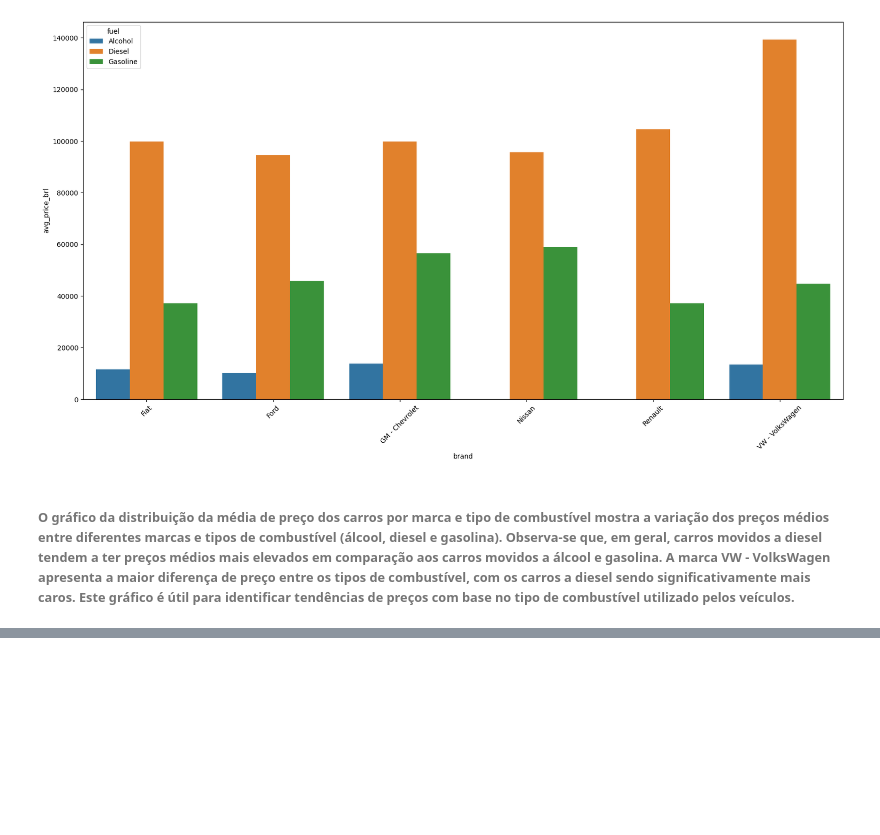
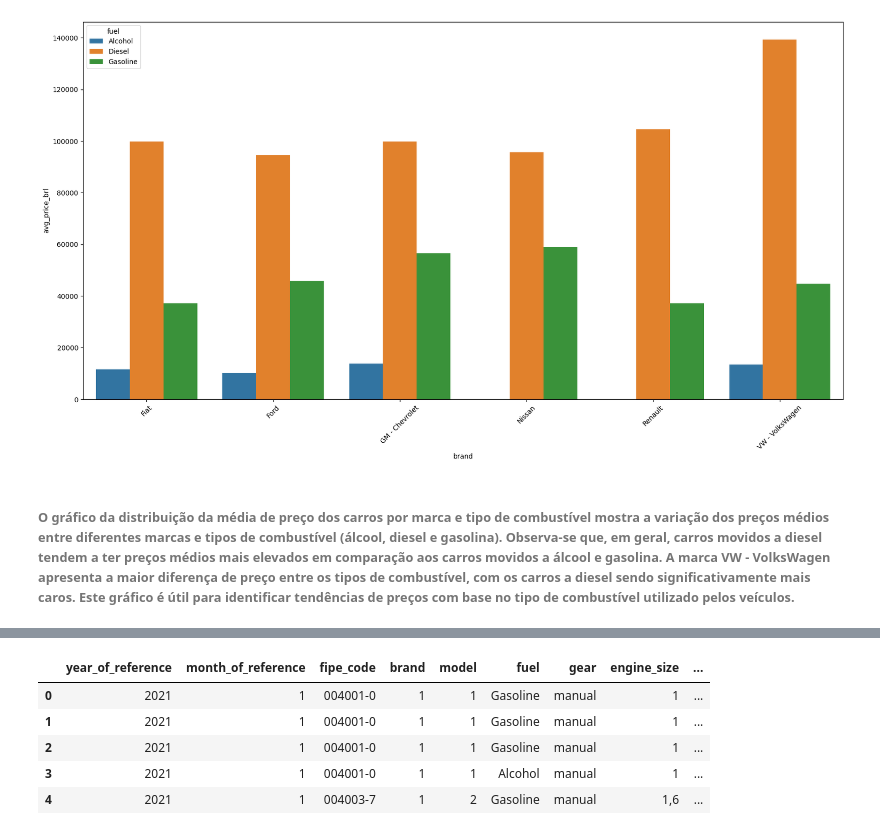
Before and after one commit to renato130182/Trabalho-IAA0002-LPA, a Jupyter notebook: script.ipynb, the cells around one changed output, grey strips where cells are left out. Saved outputs shown, nothing was run; the diff lists cells and outputs as text; code cells hidden in the pictures; blank space fills up the shorter version.

```diff
--- a/script.ipynb
+++ b/script.ipynb
@@ -273,0 +338,23 @@ plt.show()
+# %%
+# converter a modelo para numeros e vice-versa
+Array_model = dados['model'].unique()
+mapa_model = {mes: i+1 for i, mes in enumerate(Array_model)}
+mapa_model_inverso = {v: k for k, v in mapa_model.items()}
+# Função para converter modelo para número
+def model_para_numero(df, coluna='model'):
+    df[coluna] = df[coluna].replace(mapa_model)
+    return df
+
+# Função para converter número para modelo
+def numero_para_model(df, coluna='model'):
+    df[coluna] = df[coluna].replace(mapa_model_inverso)
+    return df
+dados = model_para_numero(dados)
+dados.head()
+# %% [output]
+|  | year_of_reference | month_of_reference | fipe_code | brand | model | fuel | gear | engine_size | ... |
+| 0 | 2021 | 1 | 004001-0 | 1 | 1 | Gasoline | manual | 1 | ... |
+| 1 | 2021 | 1 | 004001-0 | 1 | 1 | Gasoline | manual | 1 | ... |
+| 2 | 2021 | 1 | 004001-0 | 1 | 1 | Gasoline | manual | 1 | ... |
+| 3 | 2021 | 1 | 004001-0 | 1 | 1 | Alcohol | manual | 1 | ... |
+| 4 | 2021 | 1 | 004003-7 | 1 | 2 | Gasoline | manual | 1,6 | ... |
```
Also changed, not shown: parts of 26 cells of this notebook, 2 other files.
